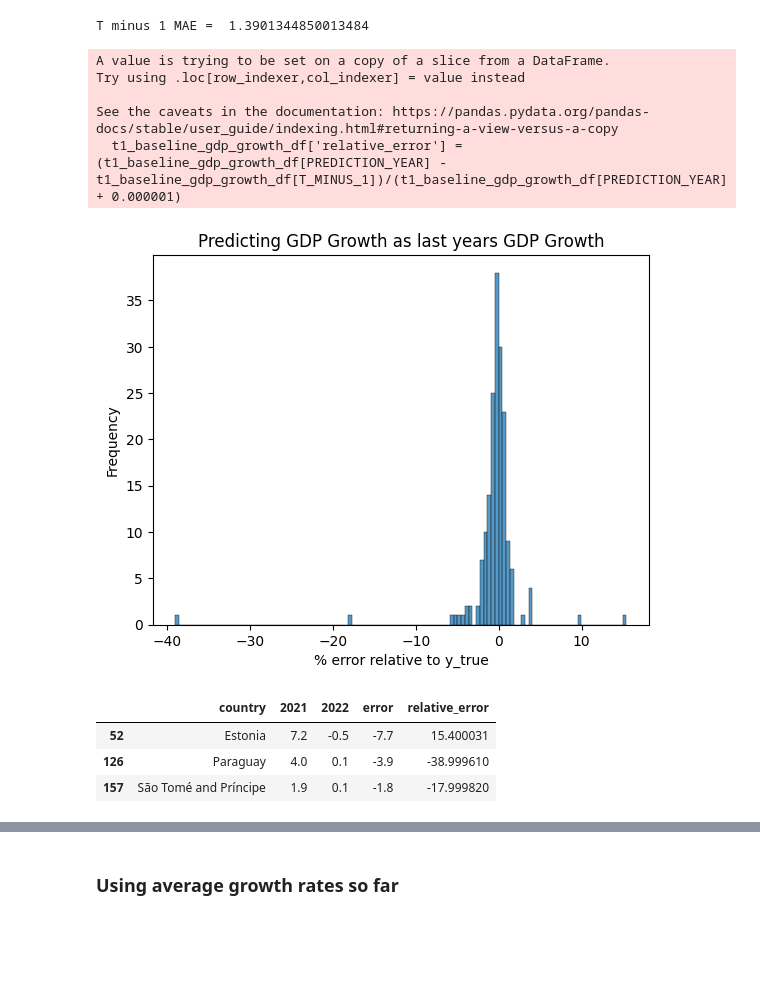
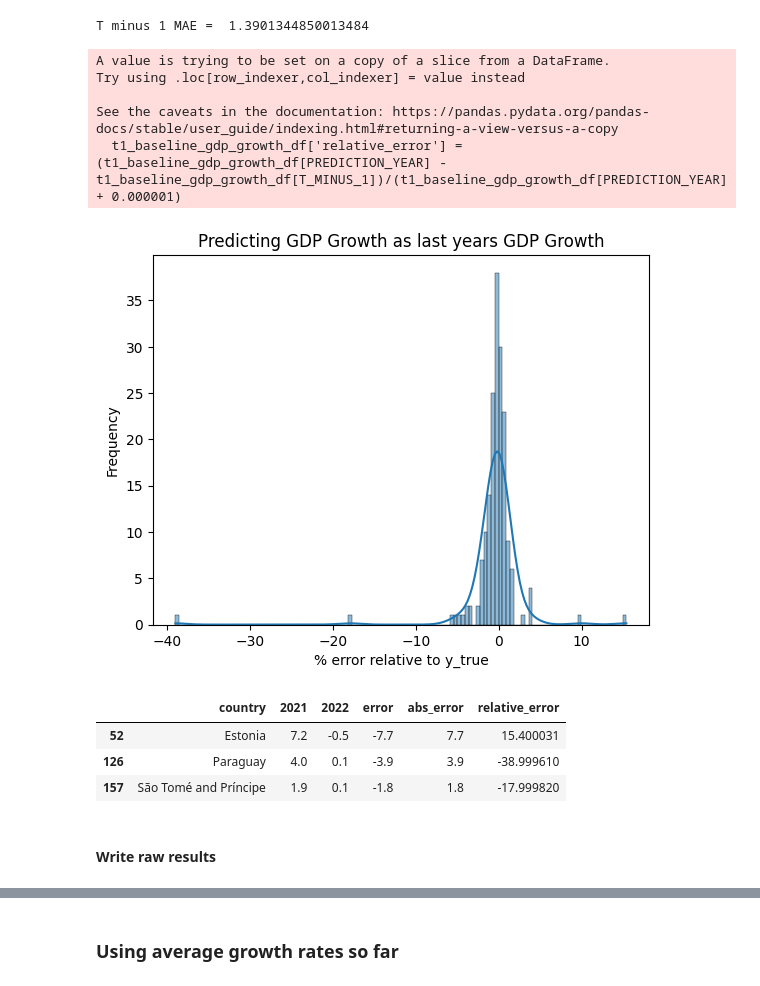
Before and after one commit to anwesham-lab/cs325b-llm-forecasting, a Jupyter notebook: code/baseline_gdp_growth_cs325b_1year.ipynb, the cells around one changed output, grey strips where cells are left out. Cells and saved outputs as stored; diff of their text form; code cells hidden in the pictures; blank space fills up the shorter version.

Commit message:
update baselines to include zero shot and xgboost results

```diff
--- a/code/baseline_gdp_growth_cs325b_1year.ipynb
+++ b/code/baseline_gdp_growth_cs325b_1year.ipynb
@@ -203,3 +381,5 @@ Try using .loc[row_indexer,col_indexer] = value instead
 See the caveats in the documentation: https://pandas.pydata.org/pandas-docs/stable/user_guide/indexing.html#returning-a-view-versus-a-copy
   t1_baseline_gdp_growth_df['error'] = t1_baseline_gdp_growth_df[PREDICTION_YEAR] - t1_baseline_gdp_growth_df[T_MINUS_1]
 [figure]
+# %%
+t1_baseline_gdp_growth_df['abs_error'] = np.abs(t1_baseline_gdp_growth_df['error'])
@@ -212,22 +398,24 @@ print('T minus ' + str(PREDICTION_HORIZON) + ' MAE = ', t_minus_1_mape)
 T minus 1 MAE =  1.3901344850013484
 # %%
 t1_baseline_gdp_growth_df['relative_error'] = (t1_baseline_gdp_growth_df[PREDICTION_YEAR] - t1_baseline_gdp_growth_df[T_MINUS_1])/(t1_baseline_gdp_growth_df[PREDICTION_YEAR] + 0.000001)
-sns.histplot(t1_baseline_gdp_growth_df['relative_error'], kde=False)
+sns.histplot(t1_baseline_gdp_growth_df['relative_error'], kde=True)
 plt.xlabel('% error relative to y_true')
 plt.ylabel('Frequency')
 plt.title('Predicting GDP Growth as last years GDP Growth')
 plt.show()
 # %% [output]
 A value is trying to be set on a copy of a slice from a DataFrame.
 Try using .loc[row_indexer,col_indexer] = value instead
 
 See the caveats in the documentation: https://pandas.pydata.org/pandas-docs/stable/user_guide/indexing.html#returning-a-view-versus-a-copy
   t1_baseline_gdp_growth_df['relative_error'] = (t1_baseline_gdp_growth_df[PREDICTION_YEAR] - t1_baseline_gdp_growth_df[T_MINUS_1])/(t1_baseline_gdp_growth_df[PREDICTION_YEAR] + 0.000001)
-[figure, old version]
+[figure, new version]
 # %%
 t1_baseline_gdp_growth_df[np.abs(t1_baseline_gdp_growth_df['relative_error']) > 10]
 # %% [output]
-|  | country | 2021 | 2022 | error | relative_error |
-| 52 | Estonia | 7.2 | -0.5 | -7.7 | 15.400031 |
-| 126 | Paraguay | 4.0 | 0.1 | -3.9 | -38.999610 |
-| 157 | São Tomé and Príncipe | 1.9 | 0.1 | -1.8 | -17.999820 |
+|  | country | 2021 | 2022 | error | abs_error | relative_error |
+| 52 | Estonia | 7.2 | -0.5 | -7.7 | 7.7 | 15.400031 |
+| 126 | Paraguay | 4.0 | 0.1 | -3.9 | 3.9 | -38.999610 |
+| 157 | São Tomé and Príncipe | 1.9 | 0.1 | -1.8 | 1.8 | -17.999820 |
+# %% [markdown]
+#### Write raw results
```
Also changed, not shown: parts of 74 cells of this notebook.
